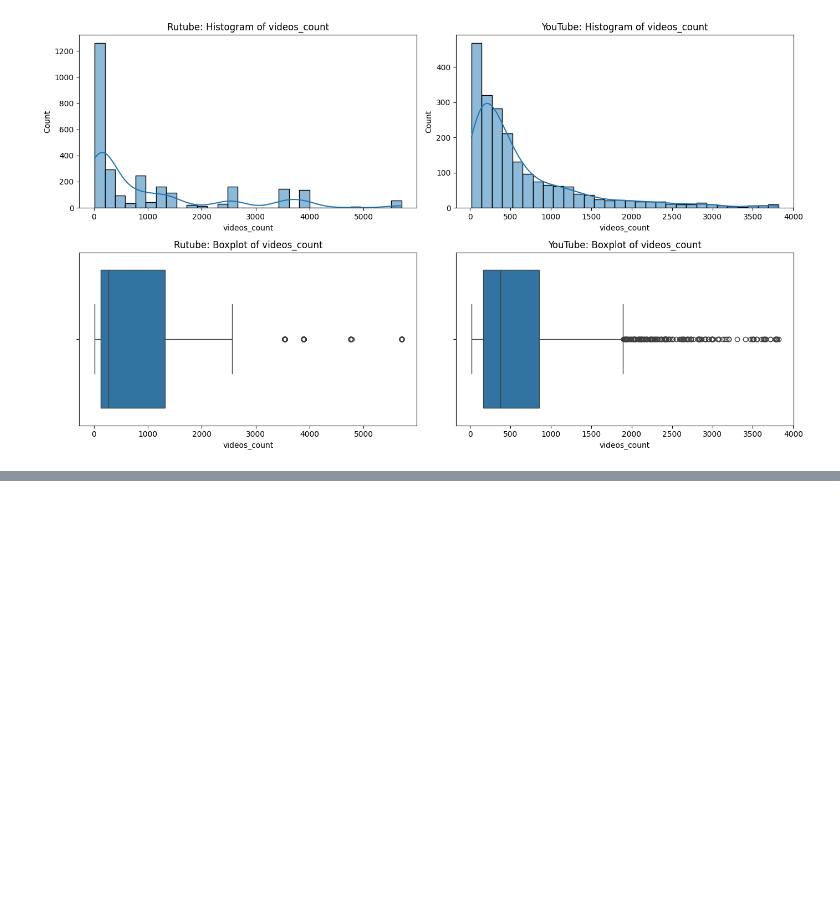
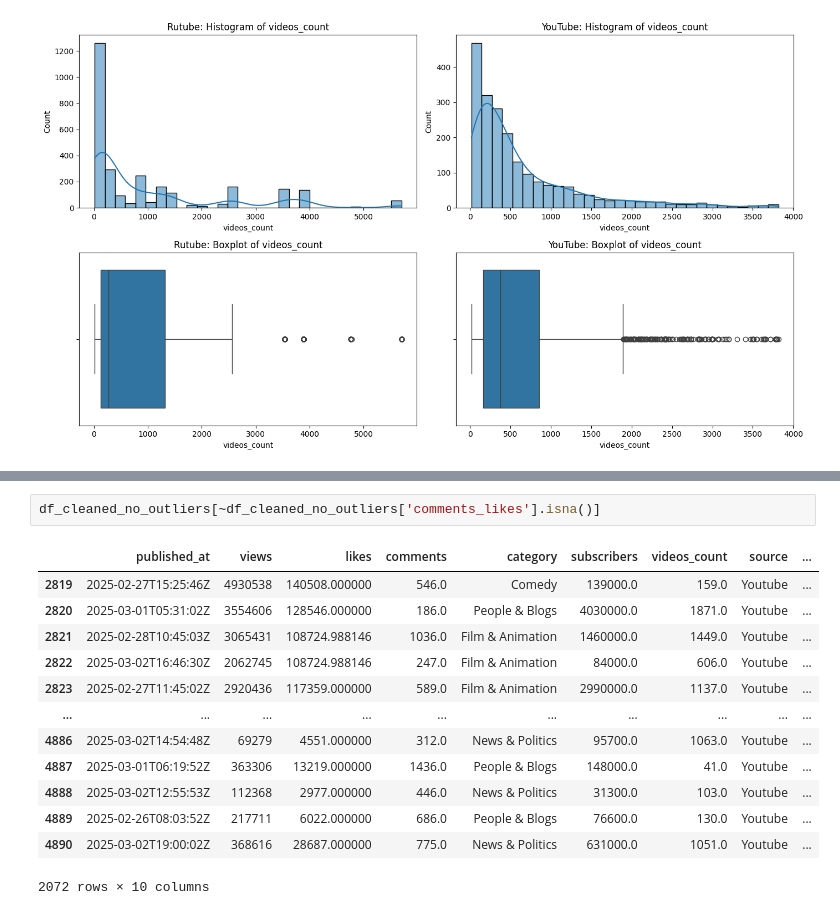
Before and after one commit to BorTink/gp2, a Jupyter notebook: EDA.ipynb, the cells around one changed output, grey strips where cells are left out. Cells and saved outputs as stored; diff of their text form; blank space fills up the shorter version.

```diff
--- a/EDA.ipynb
+++ b/EDA.ipynb
@@ -415,0 +439,16 @@ Subscribers и videos_count на rutube до сих пор содержат си
+# %%
+df_cleaned_no_outliers[~df_cleaned_no_outliers['comments_likes'].isna()]
+# %% [output]
+|  | published_at | views | likes | comments | category | subscribers | videos_count | source | ... |
+| 2819 | 2025-02-27T15:25:46Z | 4930538 | 140508.000000 | 546.0 | Comedy | 139000.0 | 159.0 | Youtube | ... |
+| 2820 | 2025-03-01T05:31:02Z | 3554606 | 128546.000000 | 186.0 | People & Blogs | 4030000.0 | 1871.0 | Youtube | ... |
+| 2821 | 2025-02-28T10:45:03Z | 3065431 | 108724.988146 | 1036.0 | Film & Animation | 1460000.0 | 1449.0 | Youtube | ... |
+| 2822 | 2025-03-02T16:46:30Z | 2062745 | 108724.988146 | 247.0 | Film & Animation | 84000.0 | 606.0 | Youtube | ... |
+| 2823 | 2025-02-27T11:45:02Z | 2920436 | 117359.000000 | 589.0 | Film & Animation | 2990000.0 | 1137.0 | Youtube | ... |
+| ... | ... | ... | ... | ... | ... | ... | ... | ... | ... |
+| 4886 | 2025-03-02T14:54:48Z | 69279 | 4551.000000 | 312.0 | News & Politics | 95700.0 | 1063.0 | Youtube | ... |
+| 4887 | 2025-03-01T06:19:52Z | 363306 | 13219.000000 | 1436.0 | People & Blogs | 148000.0 | 41.0 | Youtube | ... |
+| 4888 | 2025-03-02T12:55:53Z | 112368 | 2977.000000 | 446.0 | News & Politics | 31300.0 | 103.0 | Youtube | ... |
+| 4889 | 2025-02-26T08:03:52Z | 217711 | 6022.000000 | 686.0 | People & Blogs | 76600.0 | 130.0 | Youtube | ... |
+| 4890 | 2025-03-02T19:00:02Z | 368616 | 28687.000000 | 775.0 | News & Politics | 631000.0 | 1051.0 | Youtube | ... |
+2072 rows × 10 columns
```
Also changed, not shown: parts of 56 cells of this notebook.
